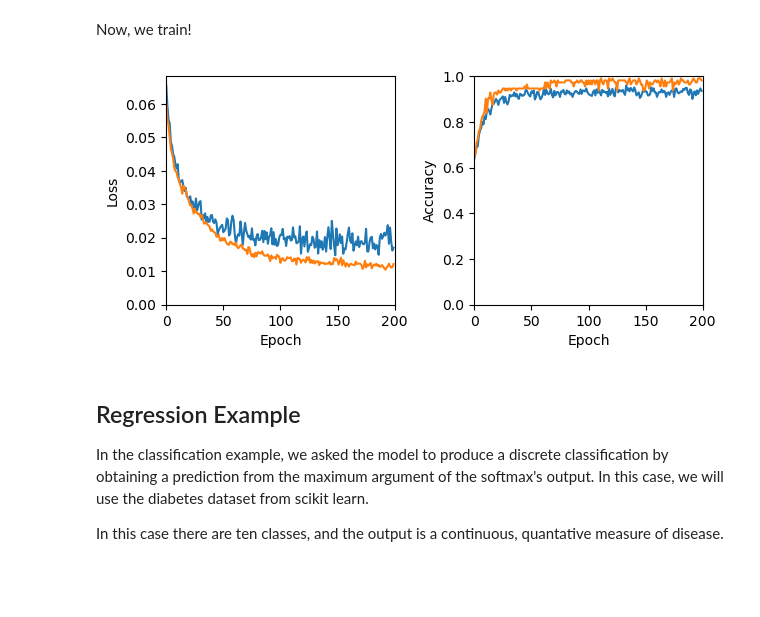
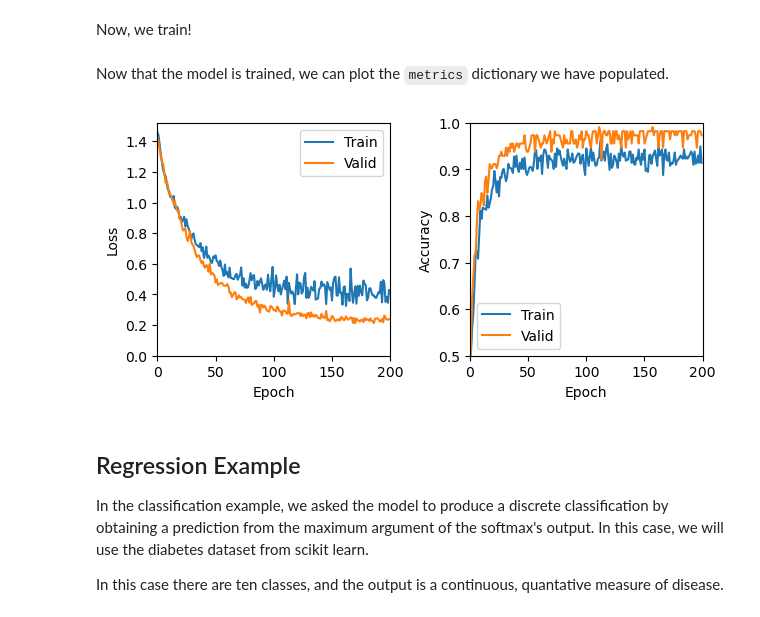
Before and after one commit to jdenholm/TorchTools, a Jupyter notebook: demos/dense_network.ipynb, the cells around one changed output. Saved outputs shown, nothing was run; the diff lists cells and outputs as text; code cells hidden in the pictures; blank space fills up the shorter version.

```diff
--- a/demos/dense_network.ipynb
+++ b/demos/dense_network.ipynb
@@ -99,12 +99,12 @@ from torch.optim import Adam
 from torch_tools import DenseNetwork
 
 
-loss_func = BCELoss()
+loss_func = BCELoss(reduction="sum")
 
 model = DenseNetwork(
     in_feats=30,
     out_feats=2,
-    hidden_sizes=(16,),
+    hidden_sizes=(16, 8),
     input_dropout=0.1,
     input_bnorm=True,
     hidden_dropout=0.25,
@@ -206,6 +208,13 @@ def validate_one_epoch(
     valid_loader : DataLoader
         Validation data loader.
 
+    Returns
+    -------
+    float
+        Mean loss per item.
+    accuracy : float
+        Accuracy over the epoch.
+
     """
     model.eval()
     running_loss = 0.0
@@ -230,57 +260,38 @@ Now, we train!
+# %% [markdown]
+Now that the model is trained, we can plot the ``metrics`` dictionary we have populated.
 # %%
-metrics = {
-    "train_loss": [],
-    "valid_loss": [],
-    "train_acc": [],
-    "valid_acc": [],
-}
-
-for epoch in range(200):
-    train_loss, train_acc = train_one_epoch(
-        model,
-        loss_func,
-        optimiser,
-        train_loader,
-    )
-    valid_loss, valid_acc = validate_one_epoch(model, loss_func, valid_loader)
-
-    metrics["train_loss"].append(train_loss)
-    metrics["train_acc"].append(train_acc)
-    metrics["valid_loss"].append(valid_loss)
-    metrics["valid_acc"].append(valid_acc)
-
-
 import matplotlib.pyplot as plt
 
 figure, axes = plt.subplots(1, 2)
 axes[0].plot(metrics["train_loss"], label="Train")
 axes[0].plot(metrics["valid_loss"], label="Valid")
 
 
-axes[1].plot(metrics["train_acc"])
-axes[1].plot(metrics["valid_acc"])
+axes[1].plot(metrics["train_acc"], label="Train")
+axes[1].plot(metrics["valid_acc"], label="Valid")
 
-axes[1].set_ylim(bottom=0.0, top=1.0)
 axes[0].set_ylim(bottom=0.0)
+axes[1].set_ylim(bottom=0.5, top=1.0)
 
 axes[0].set_ylabel("Loss")
 axes[1].set_ylabel("Accuracy")
 
 
 for axis in axes.ravel():
     axis.set_xlabel("Epoch")
     axis.set_xlim(left=0.0, right=len(metrics["train_acc"]))
     axis.set_aspect(
         (axis.get_xlim()[1] - axis.get_xlim()[0])
         / (axis.get_ylim()[1] - axis.get_ylim()[0])
     )
+    axis.legend()
 
 
 figure.tight_layout()
 
 plt.show()
 # %% [output]
-[figure, old version]
+[figure, new version]
 # %% [markdown]
 ## Regression Example
 
```
Also changed, not shown: parts of 13 cells of this notebook.
